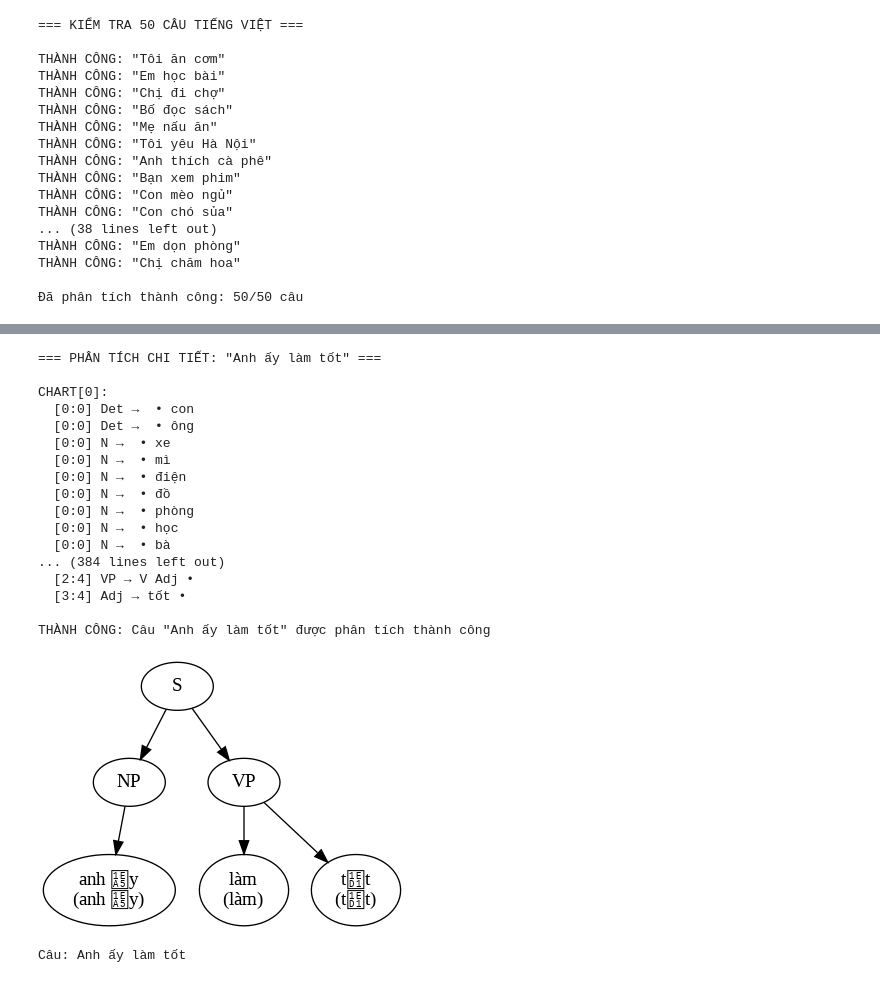
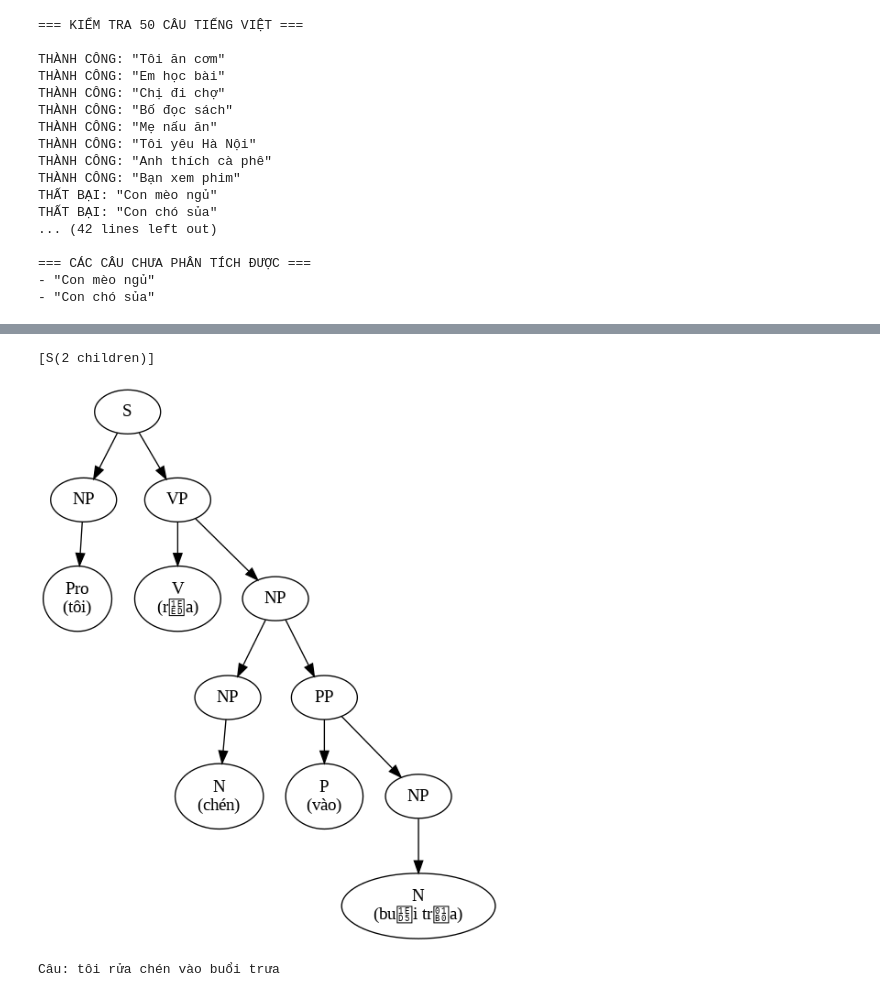
Before and after one commit to tuanphongvo/top-down-chart-parser, a Jupyter notebook: top-down-chart-parser.ipynb, the cells around one changed output, grey strips where cells are left out. Drawn from its saved outputs; the diff is of its cells as text; code cells hidden in the pictures.

```diff
--- a/top-down-chart-parser.ipynb
+++ b/top-down-chart-parser.ipynb
@@ -14,13 +14,15 @@ VN_GRAMMAR = {
     "NP": [["Pro"], ["N"], ["Det", "N"], ["N", "N"], ["NP", "PP"]], # Added NP PP rule
 
     # Verb phrases
-    "VP": [["V"], ["V", "NP"], ["V", "Adj"], ["V", "PP"], ["Adv", "V"], ["V", "V"], ["V", "Adv"]], # Added V Adv rule
+    "VP": [["NA","VP"], ["V"], ["V", "NP"], ["V", "Adj"], ["V", "PP"], ["Adv", "V"], ["V", "V"], ["V", "Adv"]], # Added V Adv rule
 
     # Prepositional phrases
     "PP": [["P", "NP"]],
 
+    "NA": [["không"]],
+
     # Pronouns
-    "Pro": [["tôi"], ["em"], ["anh"], ["chị"], ["bạn"], ["bố"], ["mẹ"], ["bé"], ["con"]], # Removed Ông, Bà as they might be part of "Ông bà"
+    "Pro": [["tôi"], ["em"], ["anh"], ["chị"], ["bạn"], ["bố"], ["mẹ"], ["bé"], ["con"]],
 
     # Nouns
     "N": [
@@ -28,18 +30,20 @@ VN_GRAMMAR = {
         ["mèo"], ["chó"], ["cờ"], ["tranh"], ["búp bê"], ["nước"], ["báo"], ["mì"],
         ["xe"], ["bánh"], ["nhạc"], ["thư"], ["cây"], ["đồ"], ["tivi"], ["truyện"],
         ["sữa"], ["toán"], ["tiếng anh"], ["đồng hồ"], ["ảnh"], ["phòng"], ["hoa"],
-        ["đàn"], ["bộ"], ["chén"], ["trưa"], ["dạo"], ["điện"], ["ăn"], ["học"],
+        ["đàn"], ["bộ"], ["chén"], ["trưa"], ["buổi trưa"], ["dạo"], ["điện"], ["ăn"], ["học"],
         #["làm"],
         ["việc"], ["ông bà"], ["bà"], ["tôi"], ["sinh"], ["tố"], ["bánh mì"], ["sinh tố"],
         ["cá koi"], ["học sinh"],["sinh học"],["anh ấy"]
     ],
 
     # Determiners
-    "Det": [["con"], ["ông"]],
+    "Det": [["mọi"]],
 
     # Verbs
     "V": [
-        ["ăn"], ["học"], ["đi"], ["đọc"], ["nấu"], ["yêu"], ["thích"], ["xem"],
+        ["ăn"], ["học"], ["đi"], ["đọc"], ["nấu"], ["yêu"], ["thích"]
+        #, ["thích"]
+        , ["xem"],
         ["ngủ"], ["sủa"], ["chơi"], ["uống"], ["chạy"], ["sửa"], ["làm"], ["nghe"],
         ["mua"], ["viết"], ["tưới"], ["giặt"], ["ngồi"], ["gọi"], ["chờ"], ["rửa"],
         ["dọn"], ["chụp"], ["thăm"], ["lái"], ["làm việc"], ["hát"], ["vẽ"],
@@ -48,7 +52,7 @@ VN_GRAMMAR = {
 
     # Adjectives – Tính từ
     "Adj": [
-        ["nhanh"],       # He runs fast → Anh ấy chạy nhanh (dùng như trạng từ, nhưng trong tiếng Việt hay dùng tính từ cho cả hai)
+        ["nhanh"],
         ["cao"],
         ["thấp"],
         ["đẹp"],
@@ -76,7 +80,7 @@ VN_GRAMMAR = {
     # Prepositions
     "P": [
         ["ở"], ["trong"], ["trên"], ["dưới"], ["với"],
-        ["bằng"], ["về"], ["từ"], ["đến"], ["qua"]
+        ["bằng"], ["về"], ["từ"], ["đến"], ["qua"], ["vào"]
     ]
 }
 # %%
@@ -155,7 +159,8 @@ def parse_vietnamese(sentence, grammar=VN_GRAMMAR):
                     if i + terminal_len <= n and words[i:i + terminal_len] == terminal_words:
                         # Create a ParseNode for the terminal
                         terminal_text = ' '.join(words[i:i + terminal_len])
-                        node = ParseNode(next_sym, word=terminal_text)
+                        #print(, state.rhs)
+                        node = ParseNode(state.lhs, word=terminal_text)
                         new_state = State(state.lhs, state.rhs, state.dot + 1, state.start, i + terminal_len, state.backpointers, node)
                         if new_state not in chart[i + terminal_len]:
                             chart[i + terminal_len].add(new_state)
@@ -232,6 +237,7 @@ def analyze_sentence(sentence):
 
     if success:
         print(f"\nTHÀNH CÔNG: Câu \"{sentence}\" được phân tích thành công")
+        parse_trees
     else:
         print(f"\nTHẤT BẠI: Câu \"{sentence}\" không thể phân tích")
 
@@ -250,12 +256,12 @@ THÀNH CÔNG: "Mẹ nấu ăn"
 THÀNH CÔNG: "Tôi yêu Hà Nội"
 THÀNH CÔNG: "Anh thích cà phê"
 THÀNH CÔNG: "Bạn xem phim"
-THÀNH CÔNG: "Con mèo ngủ"
-THÀNH CÔNG: "Con chó sủa"
-... (38 lines left out)
-THÀNH CÔNG: "Em dọn phòng"
-THÀNH CÔNG: "Chị chăm hoa"
+THẤT BẠI: "Con mèo ngủ"
+THẤT BẠI: "Con chó sủa"
+... (42 lines left out)
 
-Đã phân tích thành công: 50/50 câu
+=== CÁC CÂU CHƯA PHÂN TÍCH ĐƯỢC ===
+- "Con mèo ngủ"
+- "Con chó sủa"
 # %%
 # Phân tích một số câu khó
@@ -480,33 +570,18 @@ def visualize_parse_tree(sentence, output_file="parse_tree", format="png"):
 # %%
 # === EXAMPLE USAGE ===
 if __name__ == "__main__":
     # Test with a simple sentence
     test_sentence = "tôi ăn bánh mì"
     test_sentence = "tôi mua bánh mì"
     test_sentence = "tôi mua sinh tố"
     test_sentence = "Anh thích cà phê cá koi"
-    test_sentence = "Học sinh học sinh học"
-    test_sentence = "Anh ấy làm tốt"
-    analyze_sentence(test_sentence)
+    test_sentence = "tôi không thích cà phê"
+    test_sentence = "tôi rửa chén vào buổi trưa"
+
     parse_graph = visualize_parse_tree(test_sentence, format="png")
+    #analyze_sentence(test_sentence)
     parse_graph
 # %% [output]
-=== PHÂN TÍCH CHI TIẾT: "Anh ấy làm tốt" ===
-
-CHART[0]:
-  [0:0] Det →  • con
-  [0:0] Det →  • ông
-  [0:0] N →  • xe
-  [0:0] N →  • mì
-  [0:0] N →  • điện
-  [0:0] N →  • đồ
-  [0:0] N →  • phòng
-  [0:0] N →  • học
-  [0:0] N →  • bà
-... (384 lines left out)
-  [2:4] VP → V Adj •
-  [3:4] Adj → tốt •
-
-THÀNH CÔNG: Câu "Anh ấy làm tốt" được phân tích thành công
+[S(2 children)]
-[figure, old version]
+[figure, new version]
-Câu: Anh ấy làm tốt
+Câu: tôi rửa chén vào buổi trưa
```
Also changed, not shown: parts of 6 cells of this notebook.
